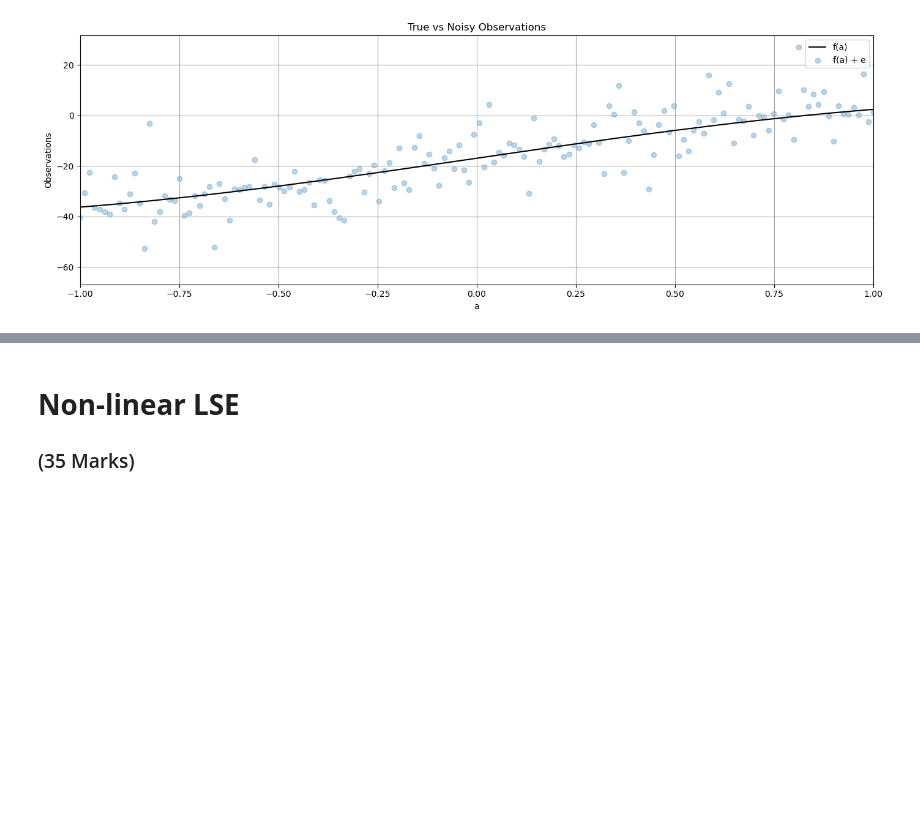
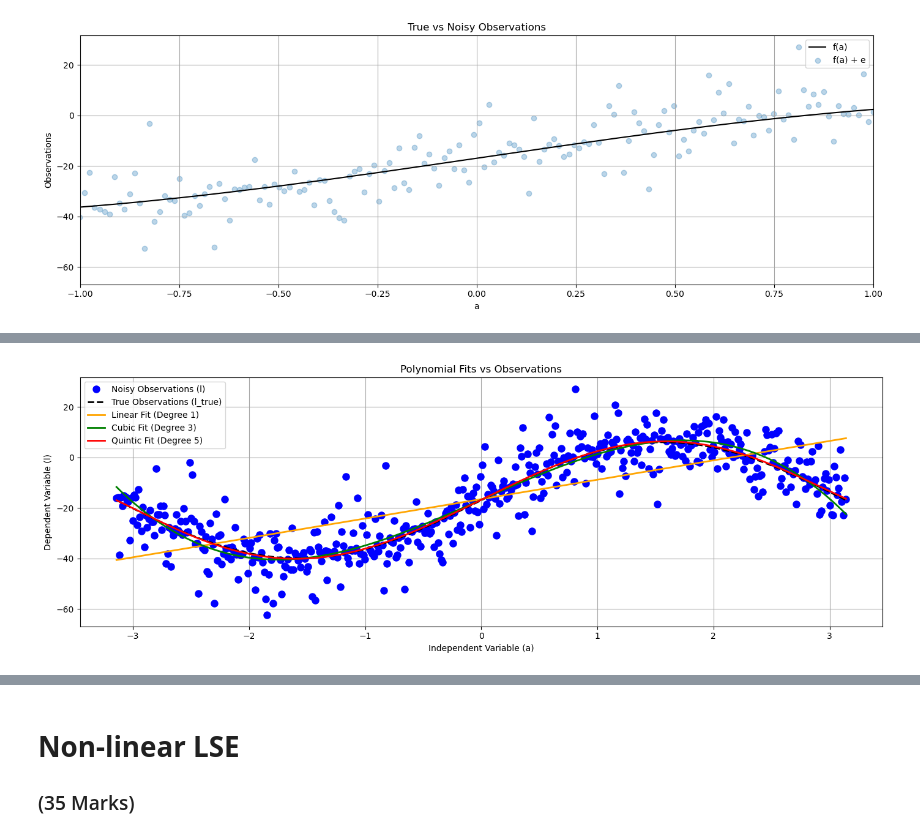
Before and after one commit to ZohrehMejrisazanoosi/engg680_2024_fall, a Jupyter notebook: Lab_Assignment2/Assignment2.ipynb, the cells around one changed output, grey strips where cells are left out. Saved outputs shown, nothing was run; the diff lists cells and outputs as text; code cells hidden in the pictures; blank space fills up the shorter version.

```diff
--- a/Lab_Assignment2/Assignment2.ipynb
+++ b/Lab_Assignment2/Assignment2.ipynb
@@ -168,4 +307,9 @@ fig.tight_layout()
 # now, let's define the P matrix with the proper weights of observation
 # use the variance of observation l_var, define P matrix
 # (1 mark)
-P = #...
+
+# Define the weight matrix P as the inverse of the variances
+P_w = np.diag(1 / l_var)
+
+# Print the P matrix to verify
+print("P matrix (Weight matrix):\n", P_w)
@@ -181,0 +325,79 @@ P = #...
+# %%
+# step 13
+# repeat the steps 6-10, using the proper P matrix
+# (10 marks)
+# ...
+# Store results for different polynomial degrees
+x_line_w, cov_x_line_w, apv_line_w, v_line_w = fit_polynomial_curve(a, l, P_w, deg=1)   # Degree 1
+x_cubic_w, cov_x_cubic_w, apv_cubic_w, v_cubic_w = fit_polynomial_curve(a, l, P_w, deg=3) # Degree 3
+x_quintic_w, cov_x_quintic_w, apv_quintic_w, v_quintic_w = fit_polynomial_curve(a, l, P_w, deg=5) # Degree 5
+
+# Print the results to verify
+print("Degree 1 Polynomial Fit Results:")
+print(f"Estimated Coefficients: {x_line_w}")
+print(f"Covariance Matrix: \n{cov_x_line_w}")
+print(f"A Posteriori Variance Factor (APV): {apv_line_w}")
+print(f"Residuals: {v_line_w}")
+print("----------------------------------------------------\n")
+
+print("Degree 3 Polynomial Fit Results:")
+print(f"Estimated Coefficients: {x_cubic_w}")
+print(f"Covariance Matrix: \n{cov_x_cubic_w}")
+print(f"A Posteriori Variance Factor (APV): {apv_cubic_w}")
+print(f"Residuals: {v_cubic_w}")
+print("----------------------------------------------------\n")
+
+print("Degree 5 Polynomial Fit Results:")
+print(f"Estimated Coefficients: {x_quintic_w}")
+print(f"Covariance Matrix: \n{cov_x_quintic_w}")
+print(f"A Posteriori Variance Factor (APV): {apv_quintic_w}")
+print(f"Residuals: {v_quintic_w}")
+
+# For degree 1 (linear)
+line_w = np.polyval(np.flip(x_line_w), a)  # np.polyval requires coefficients in descending order of powers
+
+# For degree 3 (cubic)
+cubic_w = np.polyval(np.flip(x_cubic_w), a)
+
+# For degree 5 (quintic)
+quintic_w = np.polyval(np.flip(x_quintic_w), a)
+
+fig, ax = plt.subplots(nrows=1, ncols=1, figsize=(14, 5))
+# ...
+# Plot the noisy observations
+ax.plot(a, l, 'bo', label='Noisy Observations (l)', markersize=8)
+
+# Plot the true observations
+ax.plot(a, l_true, 'k--', label='True Observations (l_true)', linewidth=2)
+
+# Plot polynomial fits
+ax.plot(a, line_w, color='orange', label='Linear Fit (Degree 1)', linewidth=2)
+ax.plot(a, cubic_w, color='green', label='Cubic Fit (Degree 3)', linewidth=2)
+ax.plot(a, quintic_w, color='red', label='Quintic Fit (Degree 5)', linewidth=2)
+
+# Add labels and title
+ax.set_xlabel('Independent Variable (a)')
+ax.set_ylabel('Dependent Variable (l)')
+ax.set_title('Polynomial Fits vs Observations')
+
+# Add legend
+ax.legend()
+
+ax.grid(True, which='both',ls='-',color='0.65')
+
+fig.tight_layout()
+
+print("A Posteriori Variance Factor (APV) for Degree 1 Polynomial:", apv_line_w)
+print("A Posteriori Variance Factor (APV) for Degree 3 Polynomial:", apv_cubic_w)
+print("A Posteriori Variance Factor (APV) for Degree 5 Polynomial:", apv_quintic_w)
+
+# Compute L2 norm for each polynomial fit
+norm_line_w = np.linalg.norm(line_w - l_true)      # Norm for degree 1 (linear fit)
+norm_cubic_w = np.linalg.norm(cubic_w - l_true)    # Norm for degree 3 (cubic fit)
+norm_quintic_w = np.linalg.norm(quintic_w - l_true) # Norm for degree 5 (quintic fit)
+
+# Print the norms
+print("Norm between Linear Fit (Degree 1) and True Observations:", norm_line_w)
+print("Norm between Cubic Fit (Degree 3) and True Observations:", norm_cubic_w)
+print("Norm between Quintic Fit (Degree 5) and True Observations:", norm_quintic_w)
+# %% [output]
@@ -181,0 +421 @@ P = #...
+[figure, added]
```
Also changed, not shown: parts of 15 cells of this notebook, 1 other file.
